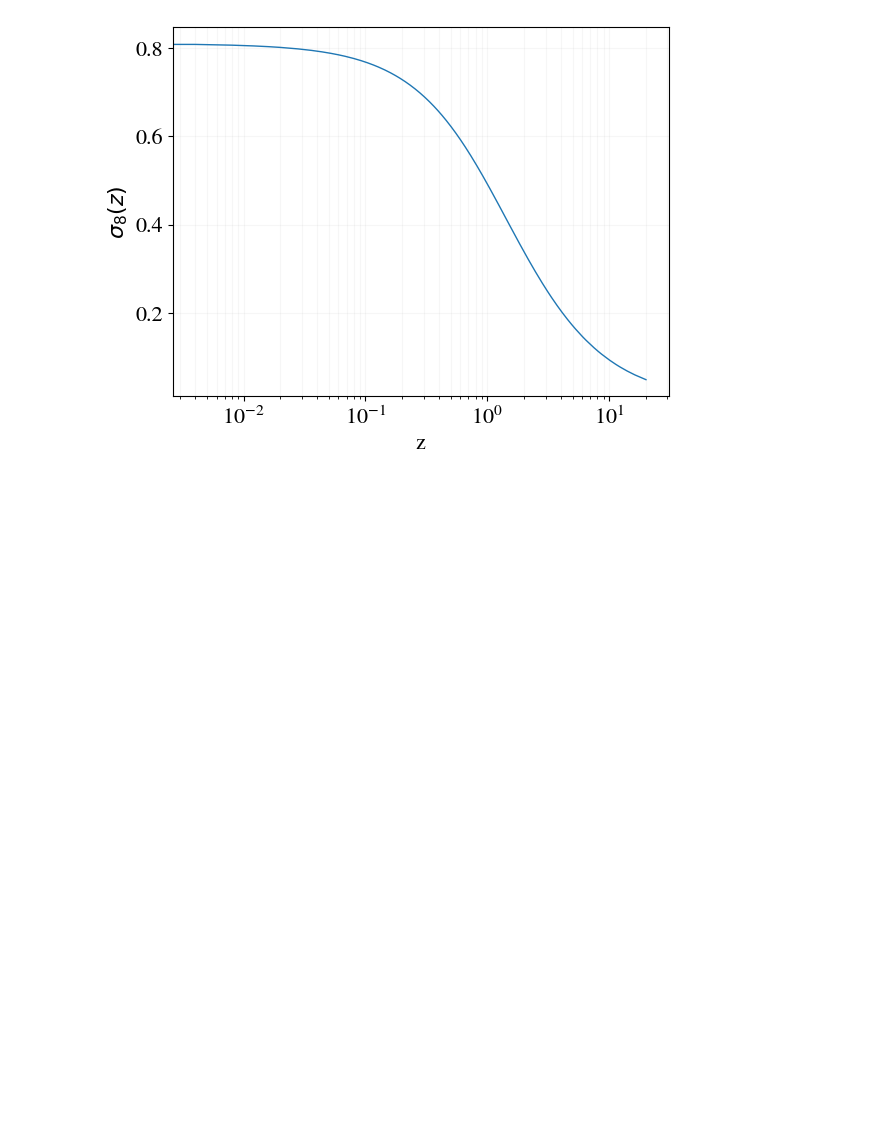
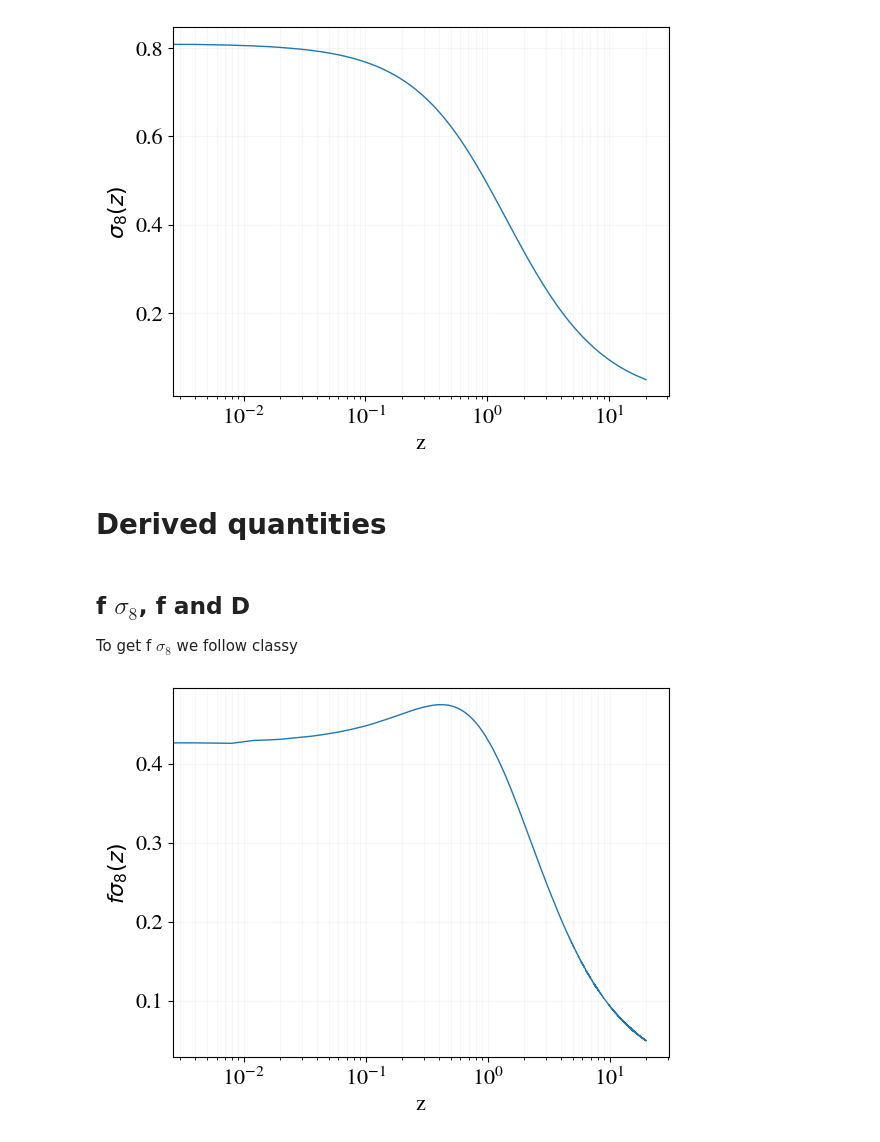
Before and after one commit to cosmopower-organization/notebooks, a Jupyter notebook: get_quantities_cosmopower.ipynb, the cells around one changed output. Drawn from its saved outputs; the diff is of its cells as text; code cells hidden in the pictures; blank space fills up the shorter version.

Commit message:
Update get_quantities_cosmopower.ipynb
add f, fs8 and D

```diff
--- a/get_quantities_cosmopower.ipynb
+++ b/get_quantities_cosmopower.ipynb
@@ -454,3 +454,10 @@ plt.xlabel('z')
 plt.grid(which='both',alpha=0.1)
 # %% [output]
 [figure]
+# %% [markdown]
+# Derived quantities
+# %% [markdown]
+## f $\sigma_8$, f and D
+
+
+To get f $\sigma_8$ we follow classy
@@ -456,0 +531,11 @@ plt.grid(which='both',alpha=0.1)
+# %%
+plt.plot(z_arr,effective_f_sigma8(z_arr),ls='-',lw=1.)
+
+
+plt.xscale('log')
+
+plt.ylabel(r'$f\sigma_8(z)$')
+plt.xlabel('z')
+plt.grid(which='both',alpha=0.1)
+# %% [output]
+[figure, added]
```
Also changed, not shown: parts of 7 cells of this notebook.
